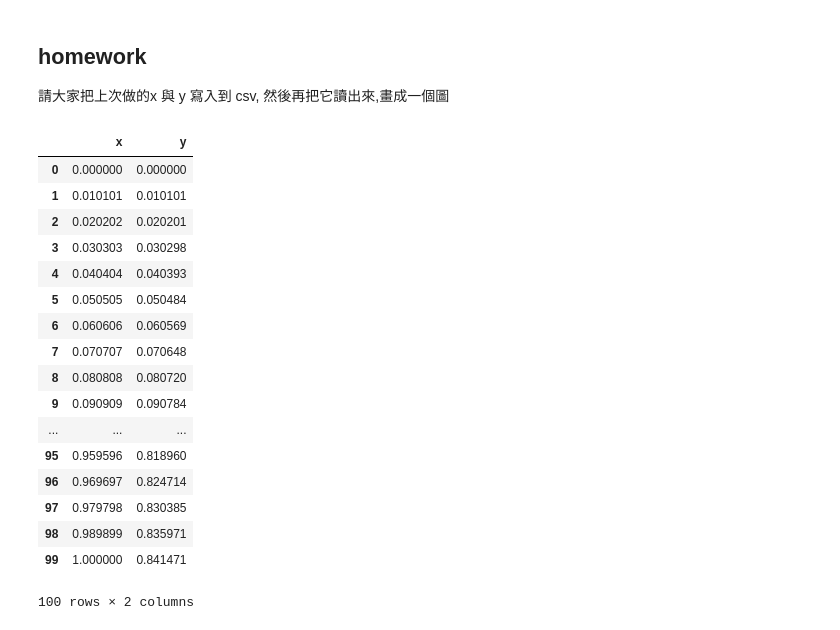
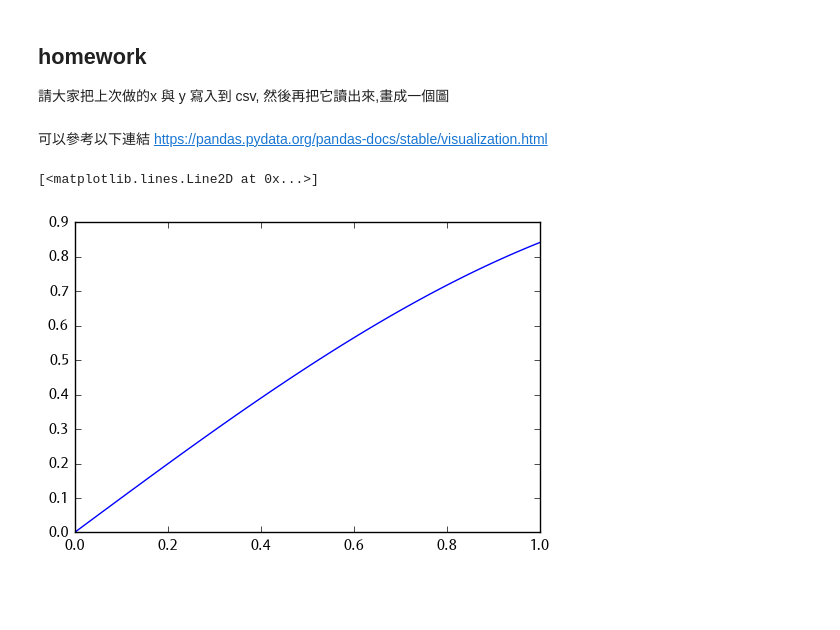
Before and after one commit to ntuaha/Esun_Tutor, a Jupyter notebook: courses/20170723.ipynb, the cells around one changed output. Drawn from its saved outputs; the diff is of its cells as text; code cells hidden in the pictures; blank space fills up the shorter version.

```diff
--- a/courses/20170723.ipynb
+++ b/courses/20170723.ipynb
@@ -180,23 +243,12 @@ d = pd.DataFrame(data={'x':x,'y':y})
 d.to_csv('out.csv',index=False)
 # %%
 f = pd.read_csv('out.csv')
-f
-# %% [output]
-|  | x | y |
-| 0 | 0.000000 | 0.000000 |
-| 1 | 0.010101 | 0.010101 |
-| 2 | 0.020202 | 0.020201 |
-| 3 | 0.030303 | 0.030298 |
-| 4 | 0.040404 | 0.040393 |
-| 5 | 0.050505 | 0.050484 |
-| 6 | 0.060606 | 0.060569 |
-| 7 | 0.070707 | 0.070648 |
-| 8 | 0.080808 | 0.080720 |
-| 9 | 0.090909 | 0.090784 |
-| ... | ... | ... |
-| 95 | 0.959596 | 0.818960 |
-| 96 | 0.969697 | 0.824714 |
-| 97 | 0.979798 | 0.830385 |
-| 98 | 0.989899 | 0.835971 |
-| 99 | 1.000000 | 0.841471 |
-100 rows × 2 columns
+# %% [markdown]
+可以參考以下連結
+https://pandas.pydata.org/pandas-docs/stable/visualization.html
+# %%
+plt.figure()
+plt.plot(f.x,f.y)
+# %% [output]
+[<matplotlib.lines.Line2D at 0x...>]
+[figure, added]
```
Also changed, not shown: parts of 16 cells of this notebook, 2 other files.
